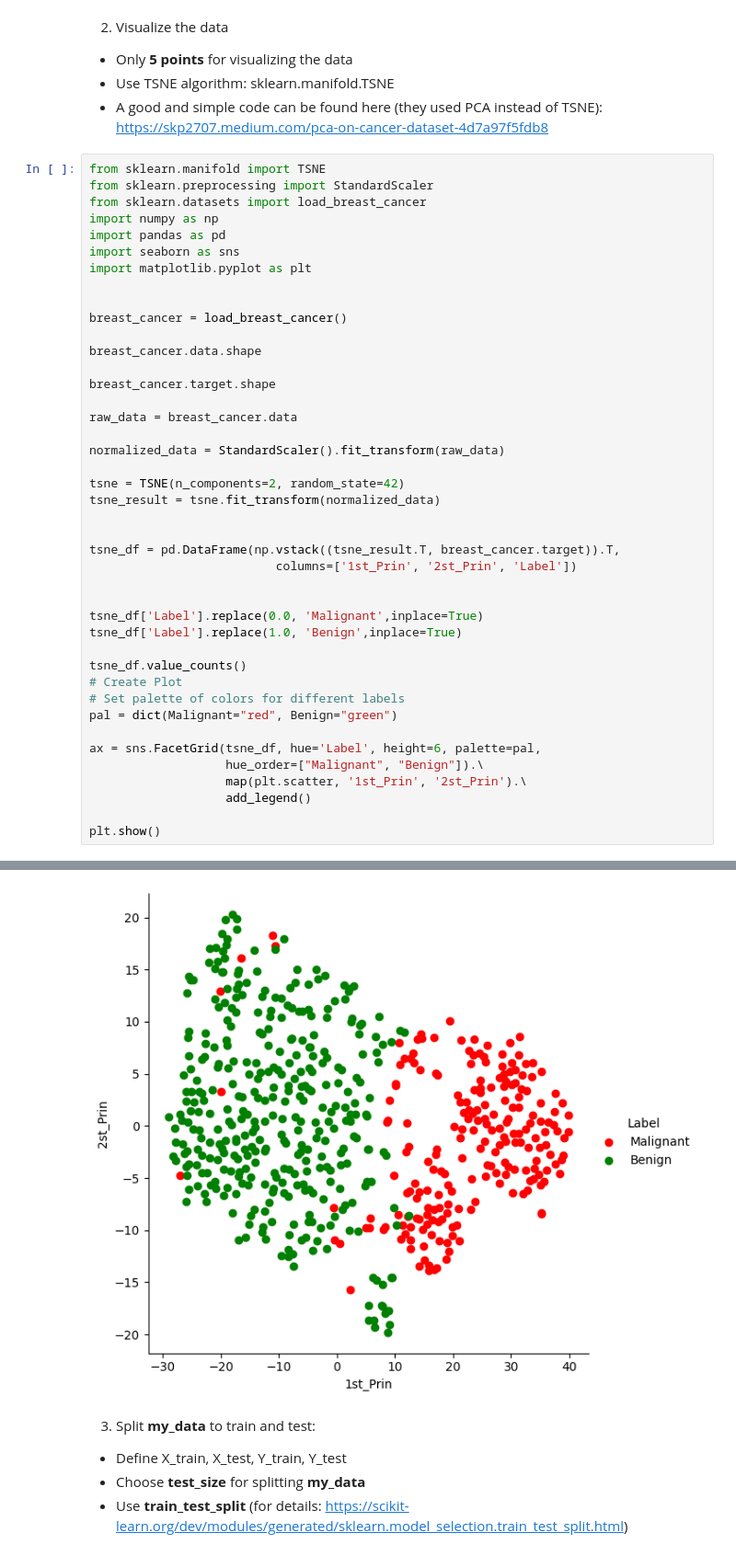
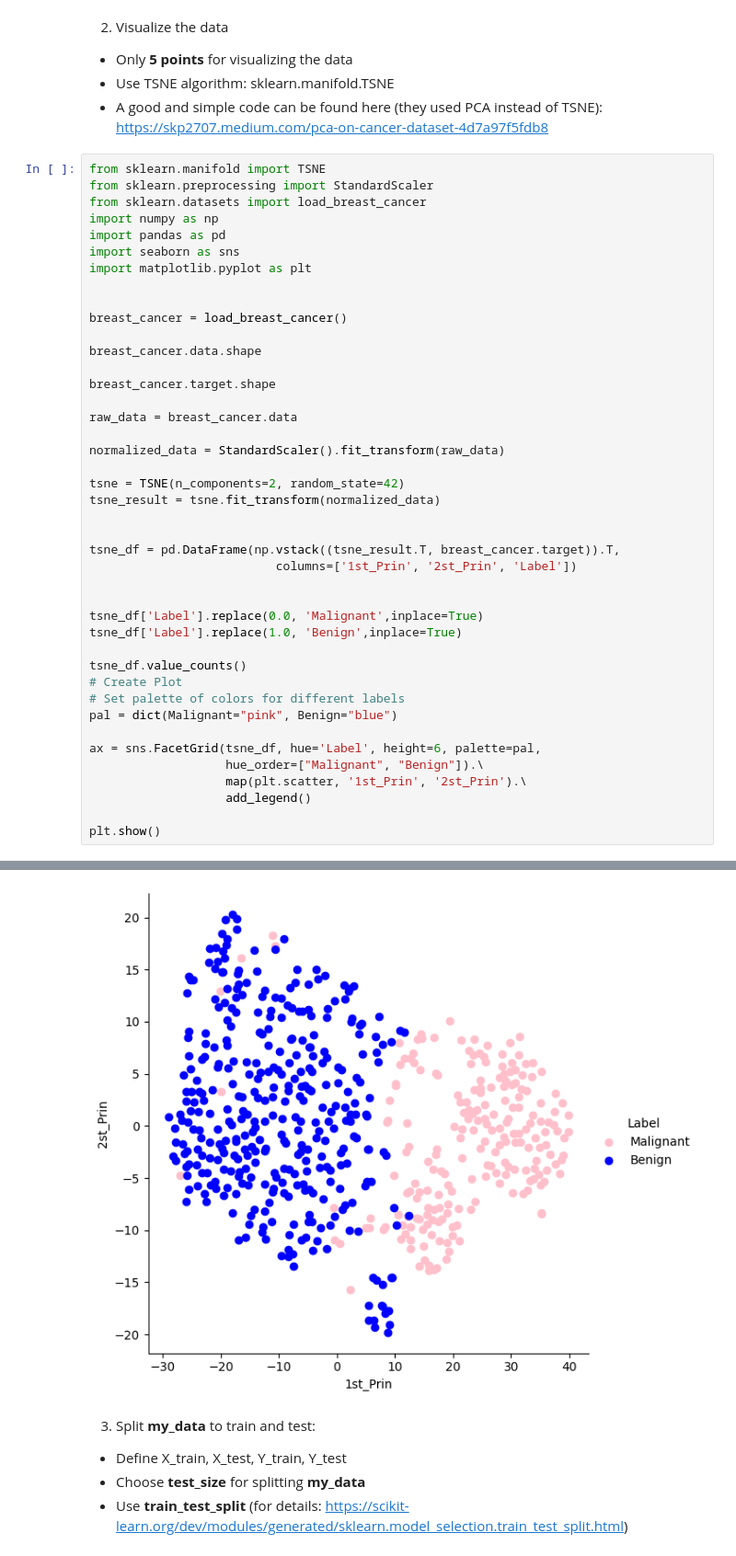
Before and after one commit to imk1raa/imk1raa, a Jupyter notebook: kira_afremov_ex1.ipynb, the cells around one changed output, grey strips where cells are left out. Shown: that part at 92% size. Saved outputs shown, nothing was run; the diff lists cells and outputs as text.

```diff
--- a/kira_afremov_ex1.ipynb
+++ b/kira_afremov_ex1.ipynb
@@ -38,35 +38,35 @@ raw_data = breast_cancer.data
 normalized_data = StandardScaler().fit_transform(raw_data)
 
 tsne = TSNE(n_components=2, random_state=42)
 tsne_result = tsne.fit_transform(normalized_data)
 
 
 tsne_df = pd.DataFrame(np.vstack((tsne_result.T, breast_cancer.target)).T,
                           columns=['1st_Prin', '2st_Prin', 'Label'])
 
 
 tsne_df['Label'].replace(0.0, 'Malignant',inplace=True)
 tsne_df['Label'].replace(1.0, 'Benign',inplace=True)
 
 tsne_df.value_counts()
 # Create Plot
 # Set palette of colors for different labels
-pal = dict(Malignant="red", Benign="green")
+pal = dict(Malignant="pink", Benign="blue")
 
 ax = sns.FacetGrid(tsne_df, hue='Label', height=6, palette=pal,
                    hue_order=["Malignant", "Benign"]).\
                    map(plt.scatter, '1st_Prin', '2st_Prin').\
                    add_legend()
 
 plt.show()
 # %% [output]
 The behavior will change in pandas 3.0. This inplace method will never work because the intermediate object on which we are setting values always behaves as a copy.
 
 For example, when doing 'df[col].method(value, inplace=True)', try using 'df.method({col: value}, inplace=True)' or df[col] = df[col].method(value) instead, to perform the operation inplace on the ori ...
 
 
   tsne_df['Label'].replace(0.0, 'Malignant',inplace=True)
-[figure, old version]
+[figure, new version]
 # %% [markdown]
 3. Split **my_data** to train and test:
 
```
Also changed, not shown: parts of 4 cells of this notebook.
